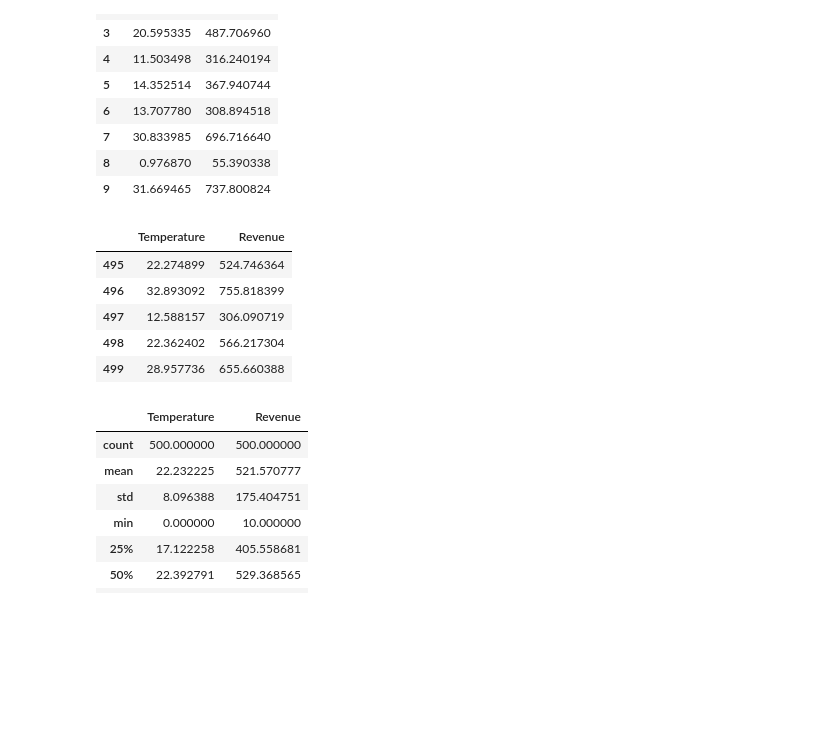
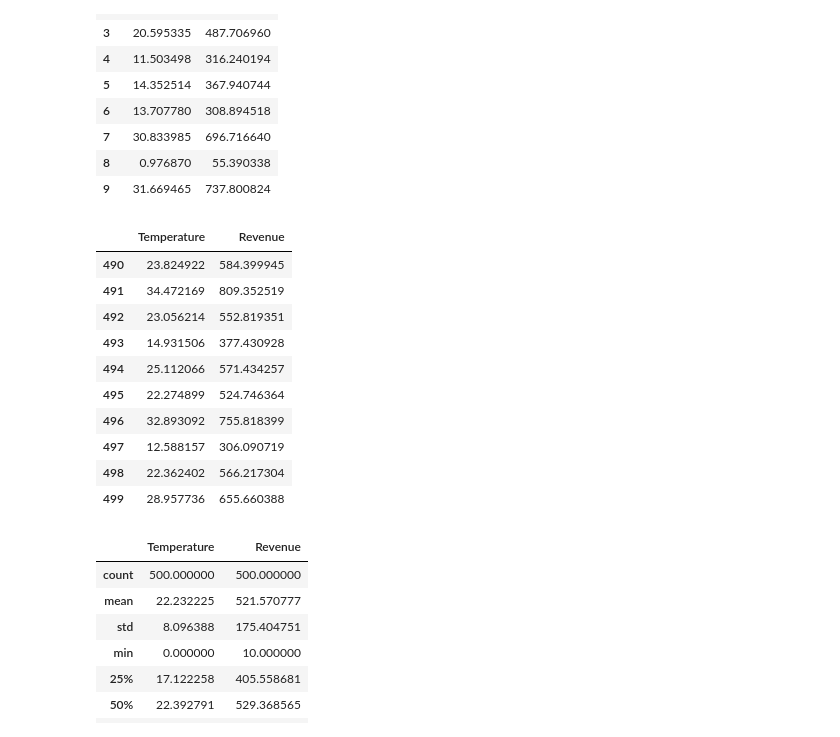
Before and after one commit to kwakyebrilliant/simplelinearregression, a Jupyter notebook: Simple Linear Regression - Ice Cream Revenue Prediction.ipynb, the cells around one changed output. Saved outputs shown, nothing was run; the diff lists cells and outputs as text; code cells hidden in the pictures; blank space fills up the shorter version.

Commit message:
tail updates

```diff
--- a/Simple Linear Regression - Ice Cream Revenue Prediction.ipynb
+++ b/Simple Linear Regression - Ice Cream Revenue Prediction.ipynb
@@ -41,9 +41,14 @@ IceCream.head(10)
 | 8 | 0.976870 | 55.390338 |
 | 9 | 31.669465 | 737.800824 |
 # %%
-IceCream.tail()
+IceCream.tail(10)
 # %% [output]
 |  | Temperature | Revenue |
+| 490 | 23.824922 | 584.399945 |
+| 491 | 34.472169 | 809.352519 |
+| 492 | 23.056214 | 552.819351 |
+| 493 | 14.931506 | 377.430928 |
+| 494 | 25.112066 | 571.434257 |
 | 495 | 22.274899 | 524.746364 |
 | 496 | 32.893092 | 755.818399 |
 | 497 | 12.588157 | 306.090719 |
```
